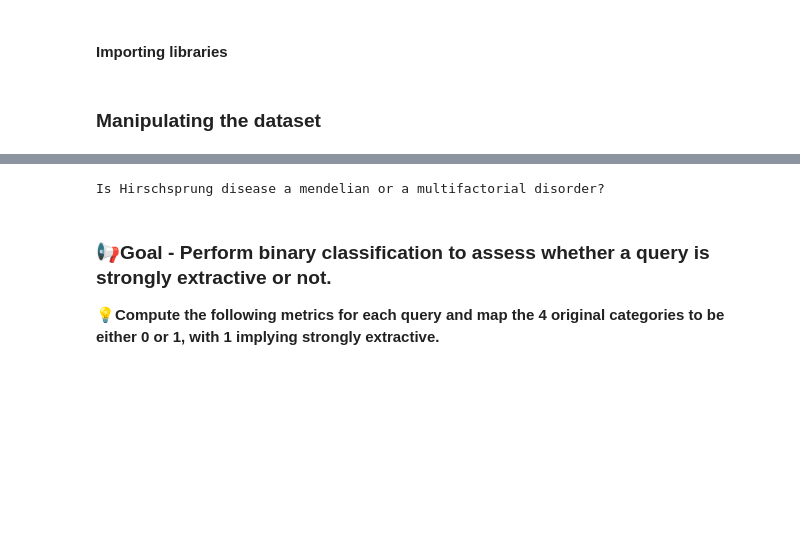
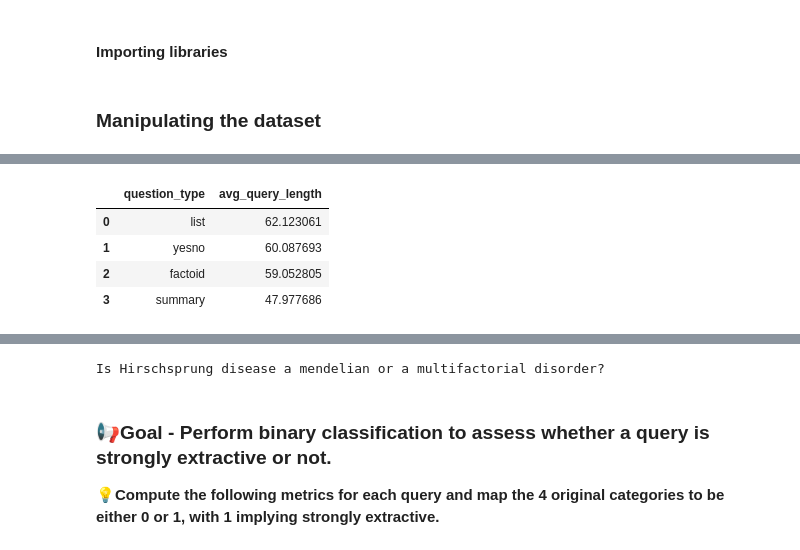
Before and after one commit to Abhijith-Nagarajan/CS_546_Project, a Jupyter notebook: models/Query_Classification.ipynb, the cells around one changed output, grey strips where cells are left out. Saved outputs shown, nothing was run; the diff lists cells and outputs as text; code cells hidden in the pictures; blank space fills up the shorter version.

```diff
--- a/models/Query_Classification.ipynb
+++ b/models/Query_Classification.ipynb
@@ -89,3 +107,16 @@ df = pd.DataFrame(df.tolist(), columns=['question', 'question_type'])
+# %%
+duckdb.query('''
+        Select question_type, AVG(LEN(question)) as avg_query_length
+        FROM df
+        GROUP BY question_type
+        ORDER BY avg_query_length DESC
+''').to_df()
+# %% [output]
+|  | question_type | avg_query_length |
+| 0 | list | 62.123061 |
+| 1 | yesno | 60.087693 |
+| 2 | factoid | 59.052805 |
+| 3 | summary | 47.977686 |
 # %%
 for q_type in df.question_type.unique():
     print(f'Processing {q_type}')
```
Also changed, not shown: parts of 51 cells of this notebook.
